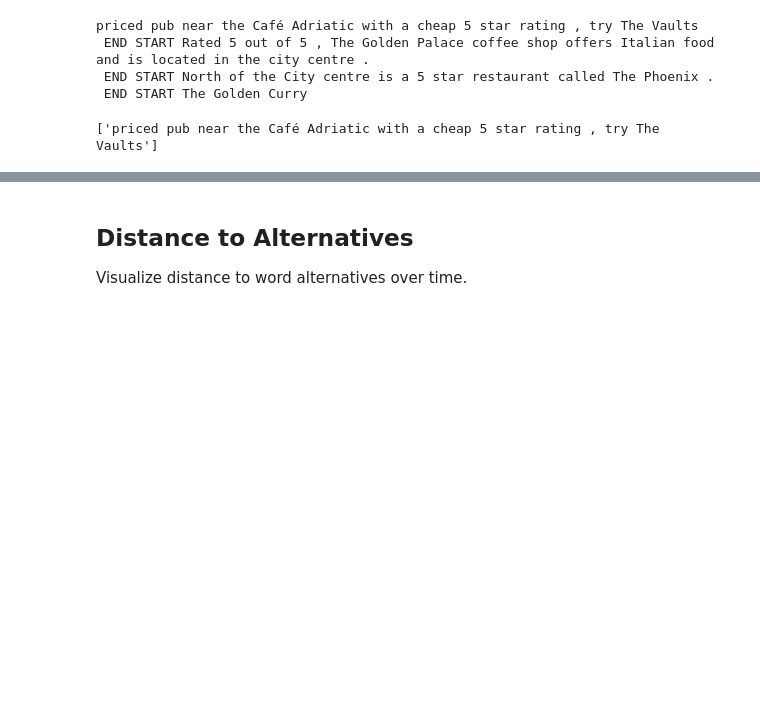
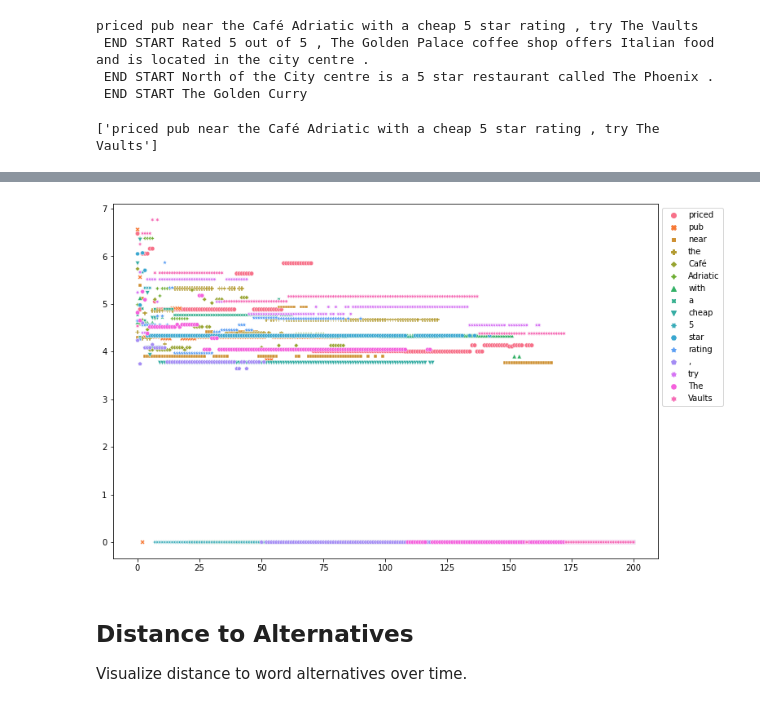
Before and after one commit to AmirZur/Diffusion-LM, a Jupyter notebook: transformers/examples/pytorch/language-modeling/playground.ipynb, the cells around one changed output, grey strips where cells are left out. Cells and saved outputs as stored; diff of their text form; code cells hidden in the pictures; blank space fills up the shorter version.

Commit message:
Added analysis of clamped vectors

```diff
--- a/transformers/examples/pytorch/language-modeling/playground.ipynb
+++ b/transformers/examples/pytorch/language-modeling/playground.ipynb
@@ -247,0 +252,5 @@ print(decode(encoded.unsqueeze(0)))
+# %%
+clamped_sentence_tensors = torch.stack([
+    encode(decode(tensor.unsqueeze(0))[0].split()) for tensor in sentence_tensors
+])
+clamped_sentence_tensors.shape
@@ -247,0 +264,4 @@ print(decode(encoded.unsqueeze(0)))
+# %%
+distances = (clamped_sentence_tensors - final_tensor).norm(dim=-1)
+data = pd.DataFrame(data=distances.clone().detach().numpy(), columns=parsed_sentence.split())
+data.head()
@@ -248,3 +275,12 @@ print(decode(encoded.unsqueeze(0)))
+# %%
+fig = plt.gcf()
+
+fig.set_size_inches(12, 8)
+
+ax = sns.scatterplot(data=data, s=30)
+sns.move_legend(ax, "upper left", bbox_to_anchor=(1, 1))
+# %% [output]
+[figure, added]
 # %% [markdown]
 ## Distance to Alternatives
 
```
Also changed, not shown: parts of 5 cells of this notebook.
